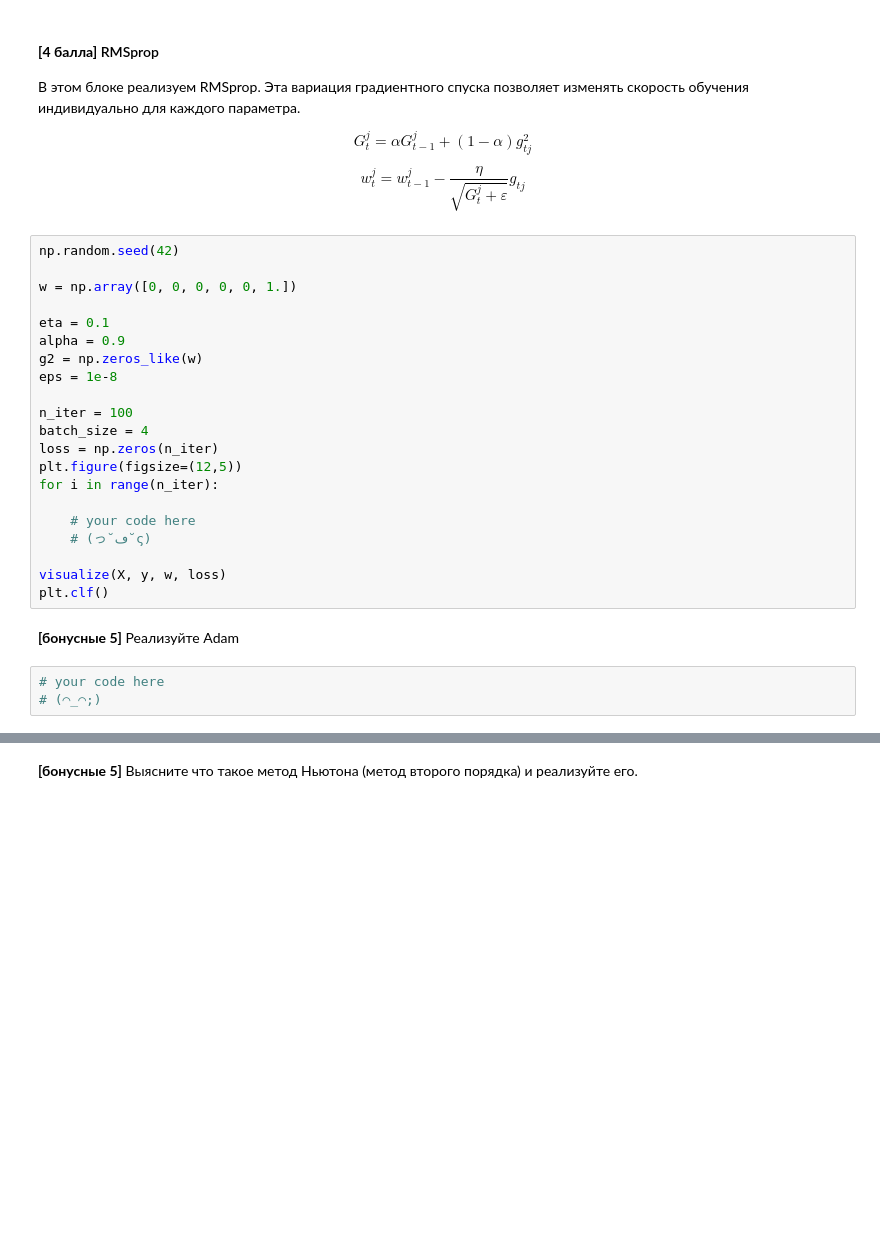
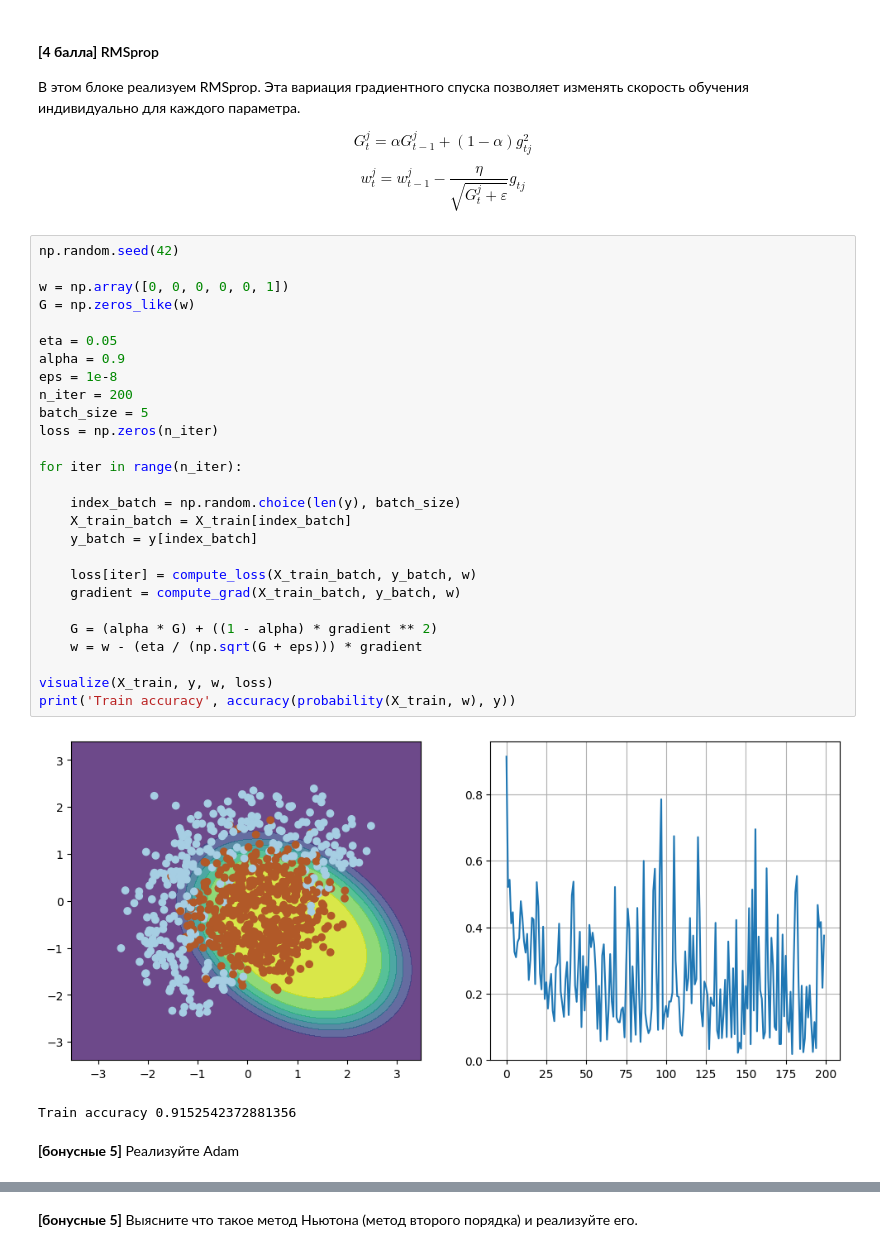
Before and after one commit to IYuminov/yet_another_math_for_DS, a Jupyter notebook: hw/math_base_hw02_part02.ipynb, the cells around one changed output, grey strips where cells are left out. Cells and saved outputs as stored; diff of their text form; blank space fills up the shorter version.

```diff
--- a/hw/math_base_hw02_part02.ipynb
+++ b/hw/math_base_hw02_part02.ipynb
@@ -242,26 +255,32 @@ $$ w_t^j = w_{t-1}^j - \dfrac{\eta}{\sqrt{G_t^j + \varepsilon}} g_{tj} $$
 # %%
 np.random.seed(42)
 
-w = np.array([0, 0, 0, 0, 0, 1.])
+w = np.array([0, 0, 0, 0, 0, 1])
+G = np.zeros_like(w)
 
-eta = 0.1
+eta = 0.05
 alpha = 0.9
-g2 = np.zeros_like(w)
 eps = 1e-8
+n_iter = 200
+batch_size = 5
+loss = np.zeros(n_iter)
 
-n_iter = 100
-batch_size = 4
-loss = np.zeros(n_iter)
-plt.figure(figsize=(12,5))
-for i in range(n_iter):
+for iter in range(n_iter):
 
-    # your code here
-    # (っ˘ڡ˘ς)
+    index_batch = np.random.choice(len(y), batch_size)
+    X_train_batch = X_train[index_batch]
+    y_batch = y[index_batch]
 
-visualize(X, y, w, loss)
-plt.clf()
+    loss[iter] = compute_loss(X_train_batch, y_batch, w)
+    gradient = compute_grad(X_train_batch, y_batch, w)
+
+    G = (alpha * G) + ((1 - alpha) * gradient ** 2)
+    w = w - (eta / (np.sqrt(G + eps))) * gradient
+
+visualize(X_train, y, w, loss)
+print('Train accuracy', accuracy(probability(X_train, w), y))
+# %% [output]
+[figure, added]
+Train accuracy 0.9152542372881356
 # %% [markdown]
 __[бонусные 5]__ Реализуйте Adam
-# %%
-# your code here
-# (⌒_⌒;)
```
Also changed, not shown: parts of 15 cells of this notebook.
